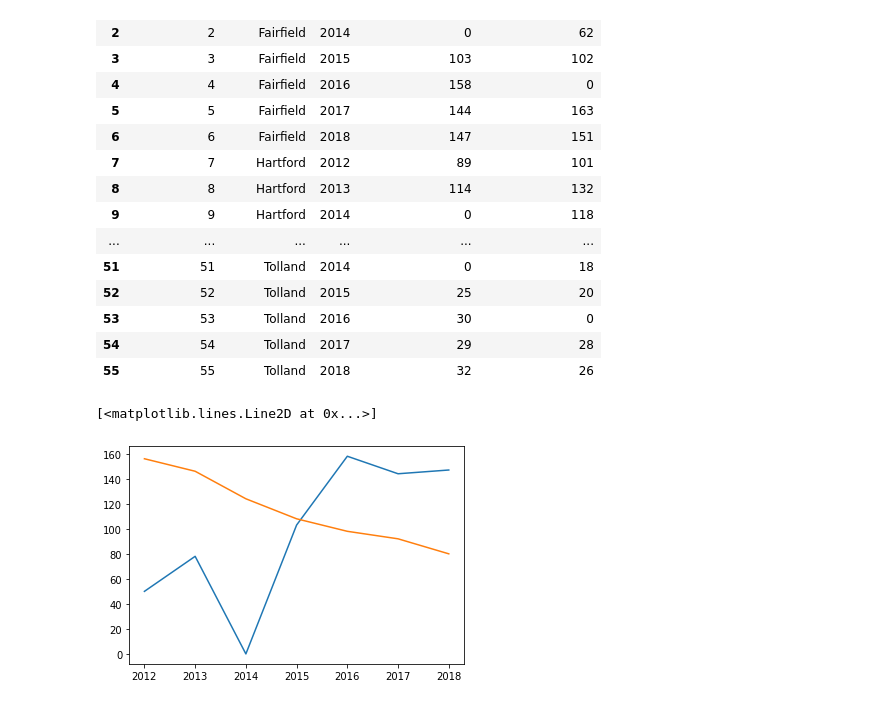
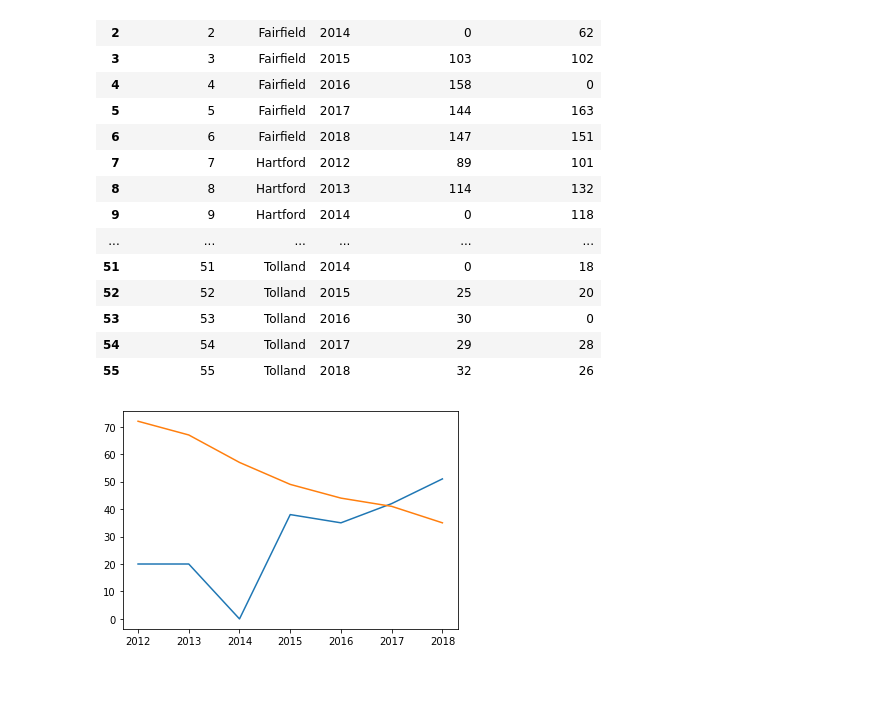
Before and after one commit to jeremyrrose/python_project03, a Jupyter notebook: plot_data.ipynb, the cells around one changed output. Saved outputs shown, nothing was run; the diff lists cells and outputs as text; code cells hidden in the pictures.

Commit message:
fitful attempts to plot

```diff
--- a/plot_data.ipynb
+++ b/plot_data.ipynb
@@ -3,7 +3,7 @@ import pandas as pd
 from matplotlib import pyplot as plt
 %matplotlib inline
 # %%
-economic_info = pd.read_csv('data/CT_composite.csv')
+composite_info = pd.read_csv('data/CT_composite.csv')
 death_info = pd.read_csv('data/deaths_by_county.csv')
 death_info
 # %% [output]
@@ -32,6 +27,11 @@ deaths = death_info[death_info["Jurisdiction"] == "Fairfield"]
-# %%
-plt.plot(deaths["Year"],deaths["ResidentDeaths"])
-plt.plot(econ["Year"],econ["%Unemployed"] / econ[econ.Jurisdiction] )
-# %% [output]
-[<matplotlib.lines.Line2D at 0x...>]
-[figure, removed]
+# %%
+# plot test -- to incorporate in loop
+def unemployment_and_resident_deaths(county):
+    df = composite_info[composite_info["Jurisdiction"] == county]
+    plt.plot(df["Year"],df["ResidentDeaths"])
+    plt.plot(df["Year"],df["%Unemployed"] * 10)
+    plt.plot(df["Year"],df[""])
+# %%
+unemployment_and_resident_deaths('Middlesex')
+# %% [output]
+[figure, added]
```
Also changed, not shown: parts of 5 cells of this notebook.
